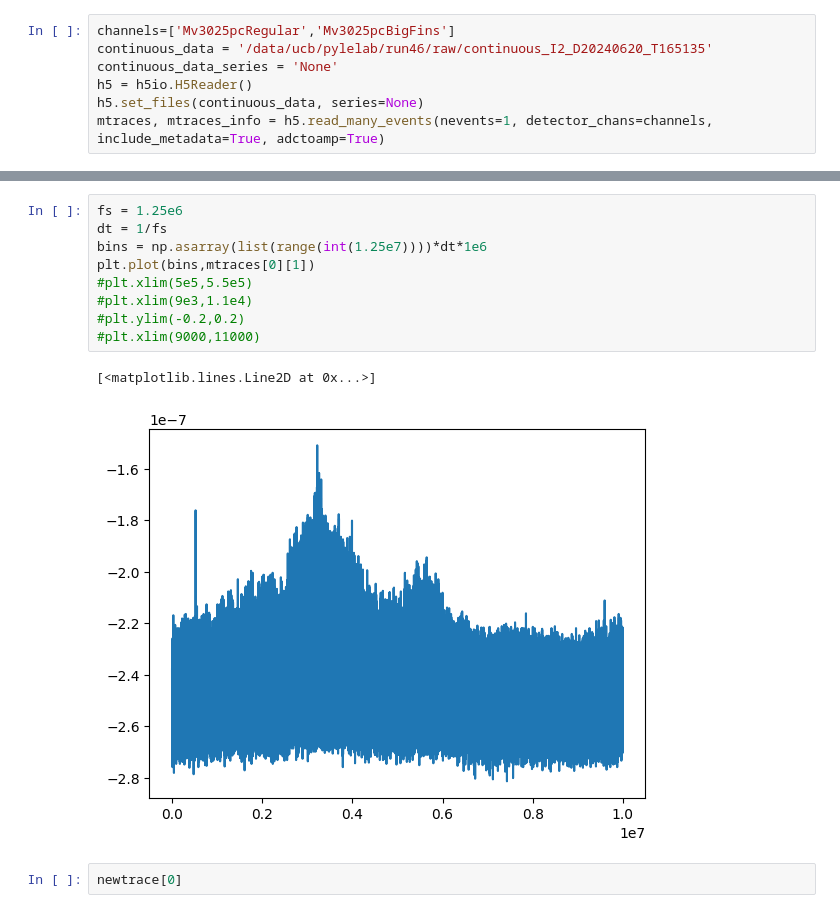
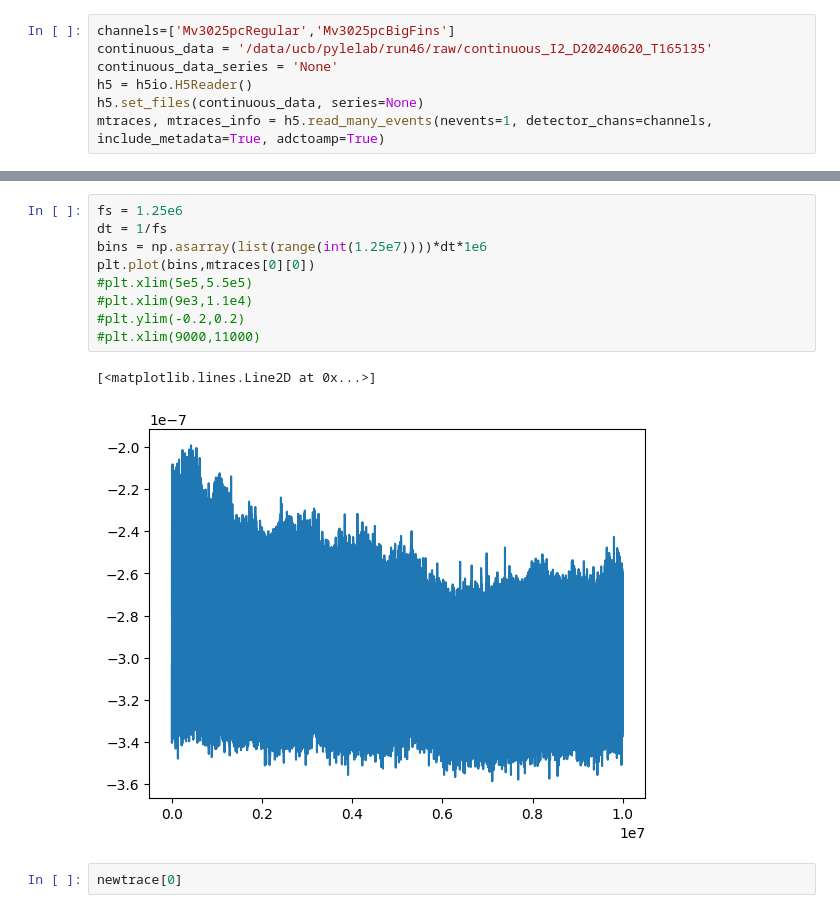
Before and after one commit to spice-herald/detprocess, a Jupyter notebook: examples/salting_dev.ipynb, the cells around one changed output, grey strips where cells are left out. Saved outputs shown, nothing was run; the diff lists cells and outputs as text.

```diff
--- a/examples/salting_dev.ipynb
+++ b/examples/salting_dev.ipynb
@@ -312,15 +264,15 @@ newtrace
 # %%
 fs = 1.25e6
 dt = 1/fs
 bins = np.asarray(list(range(int(1.25e7))))*dt*1e6
-plt.plot(bins,mtraces[0][1])
+plt.plot(bins,mtraces[0][0])
 #plt.xlim(5e5,5.5e5)
 #plt.xlim(9e3,1.1e4)
 #plt.ylim(-0.2,0.2)
 #plt.xlim(9000,11000)
 # %% [output]
 [<matplotlib.lines.Line2D at 0x...>]
-[figure, old version]
+[figure, new version]
 # %%
 newtrace[0]
 # %% [output]
```
Also changed, not shown: parts of 14 cells of this notebook, 2 other files.
